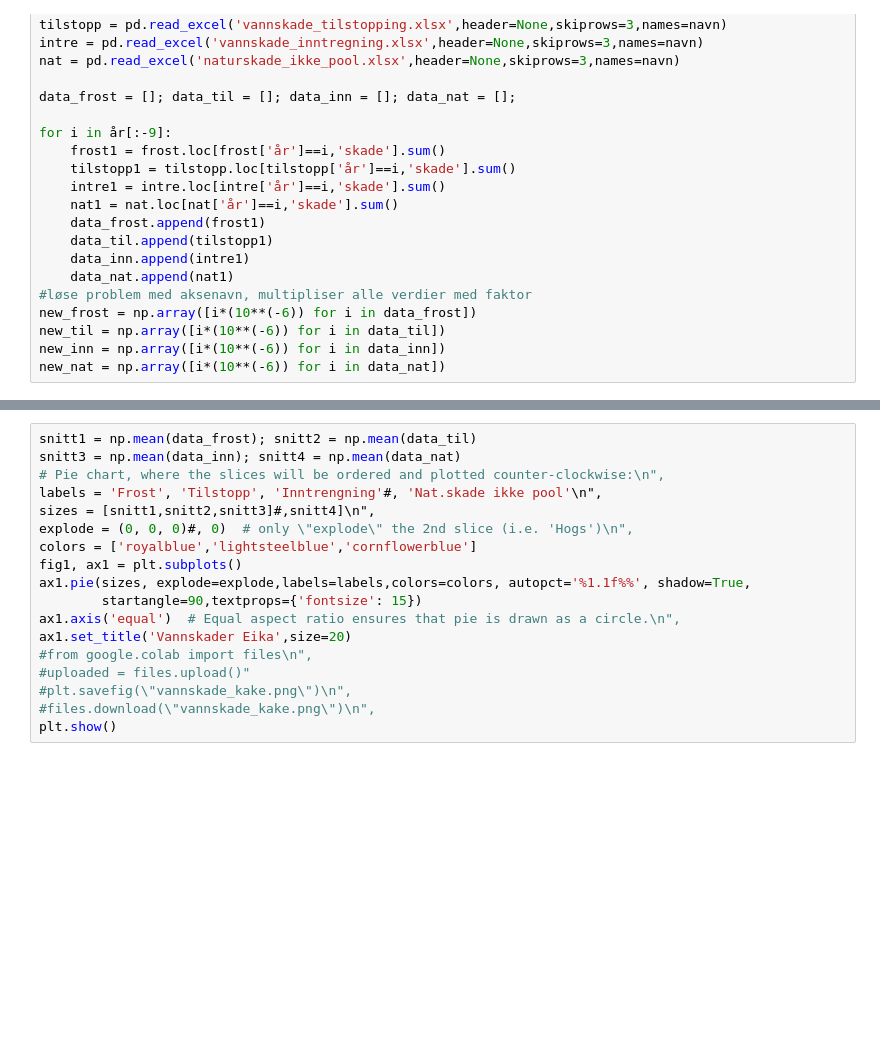
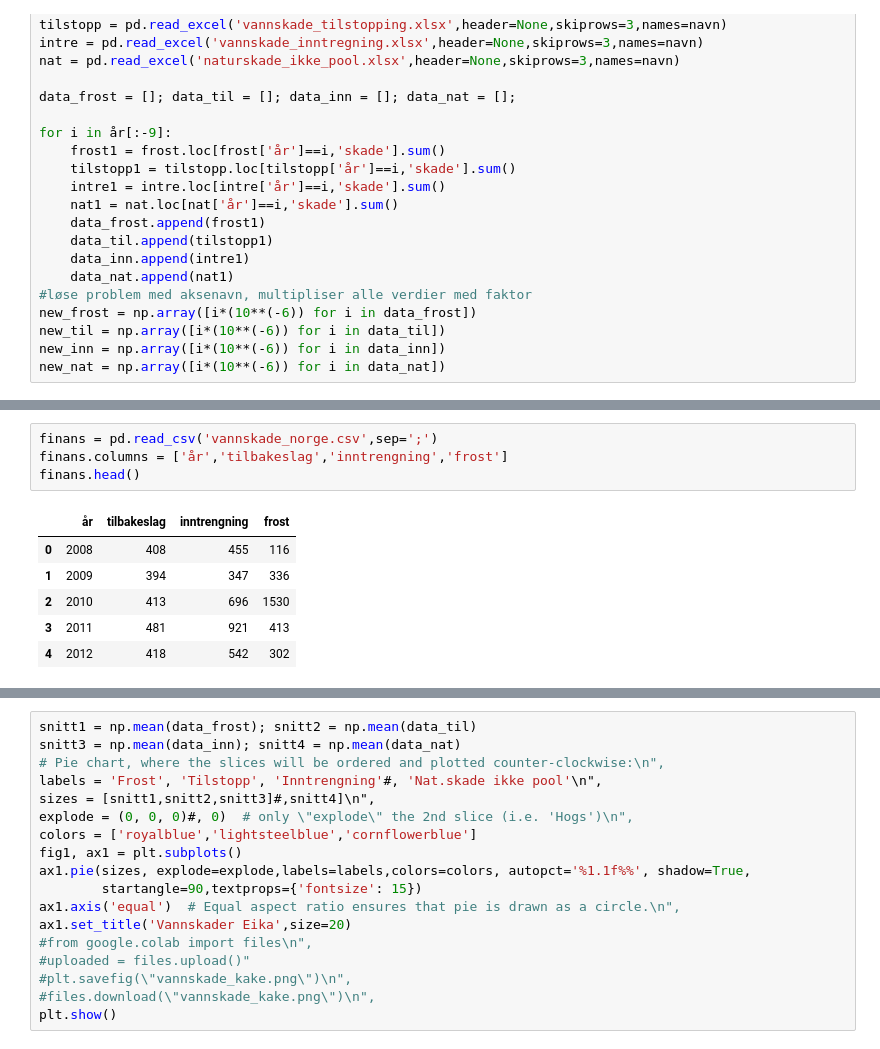
Before and after one commit to eirikngard/Eika, a Jupyter notebook: vannskade2.ipynb, the cells around one changed output, grey strips where cells are left out. Saved outputs shown, nothing was run; the diff lists cells and outputs as text; blank space fills up the shorter version.

```diff
--- a/vannskade2.ipynb
+++ b/vannskade2.ipynb
@@ -105,0 +134,11 @@ Text(0.17968101501298672, 1.011138196060609, 'trend')
+# %%
+finans = pd.read_csv('vannskade_norge.csv',sep=';')
+finans.columns = ['år','tilbakeslag','inntrengning','frost']
+finans.head()
+# %% [output]
+|  | år | tilbakeslag | inntrengning | frost |
+| 0 | 2008 | 408 | 455 | 116 |
+| 1 | 2009 | 394 | 347 | 336 |
+| 2 | 2010 | 413 | 696 | 1530 |
+| 3 | 2011 | 481 | 921 | 413 |
+| 4 | 2012 | 418 | 542 | 302 |
```
Also changed, not shown: parts of 14 cells of this notebook.
